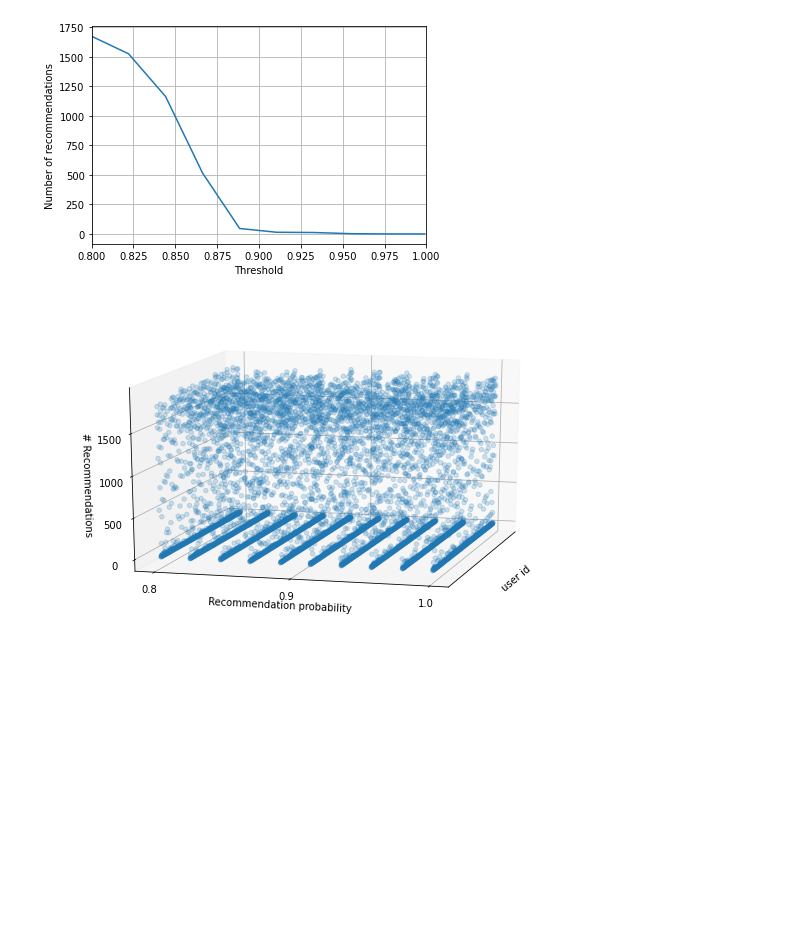
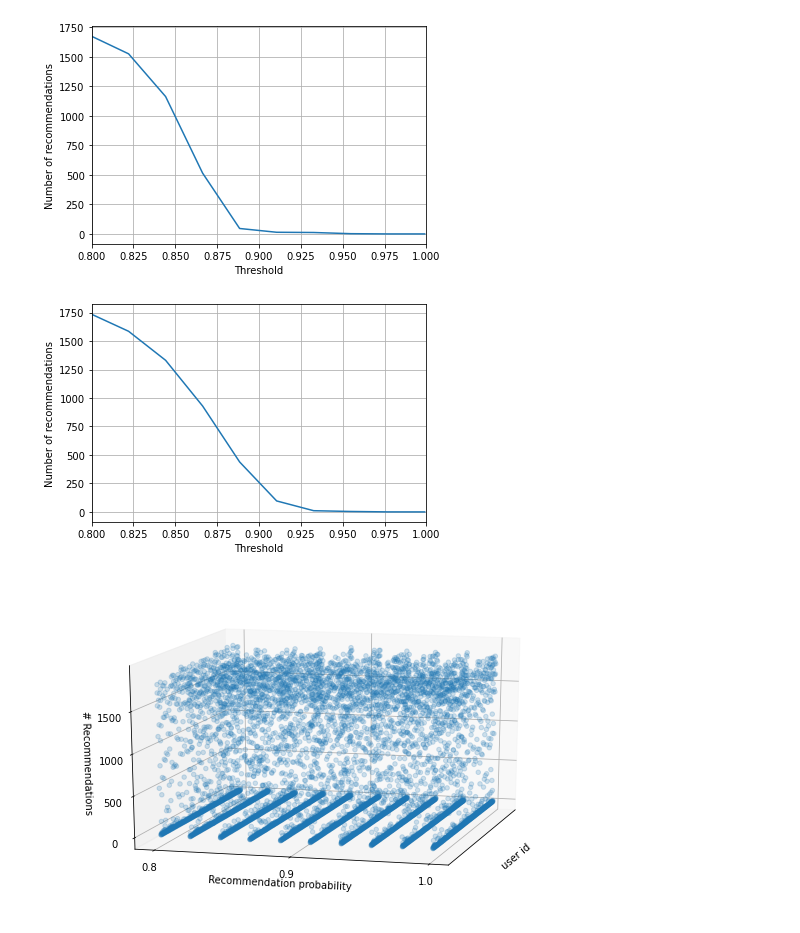
Before and after one commit to tnfru/colab_research, a Jupyter notebook: PricePred.ipynb, the cells around one changed output. Cells and saved outputs as stored; diff of their text form; code cells hidden in the pictures; blank space fills up the shorter version.

Commit message:
add: mean plot

```diff
--- a/PricePred.ipynb
+++ b/PricePred.ipynb
@@ -238,9 +233,10 @@ CPM.shape, R.shape
 # %% [markdown]
 ### Plotting functions
 # %%
-def plot_threshold_recs(user_id=None, item_id=None, threshold_range=[.8, .999], num_points=10):
+def plot_threshold_recs(user_id=None, item_id=None, threshold_range=[.8, .999], num_points=10, recs=None):
   thresholds = np.linspace(threshold_range[0], threshold_range[1], num_points)
-  recs = np.array([rec_above_threshold(threshold, user_id=user_id).shape[0] for threshold in thresholds])
+  if recs is None:
+    recs = np.array([rec_above_threshold(threshold, user_id=user_id).shape[0] for threshold in thresholds])
 
   plt.plot(thresholds, recs)
   plt.grid()
@@ -271,6 +267,12 @@ def plot_threshold_recs_3d(threshold_range=[.8, .999], num_points=10):
 plot_threshold_recs(0)
 # %% [output]
 [figure]
+# %%
+means = np.array([[rec_above_threshold(threshold, user_id=user_id).shape[0] for threshold in thresholds] for user_id in range(num_users)]).sum(axis=0) / num_users
+# %%
+plot_threshold_recs(recs=means)
+# %% [output]
+[figure, added]
 # %%
 plot_threshold_recs_3d()
 # %% [output]
```
Also changed, not shown: parts of 7 cells of this notebook.
